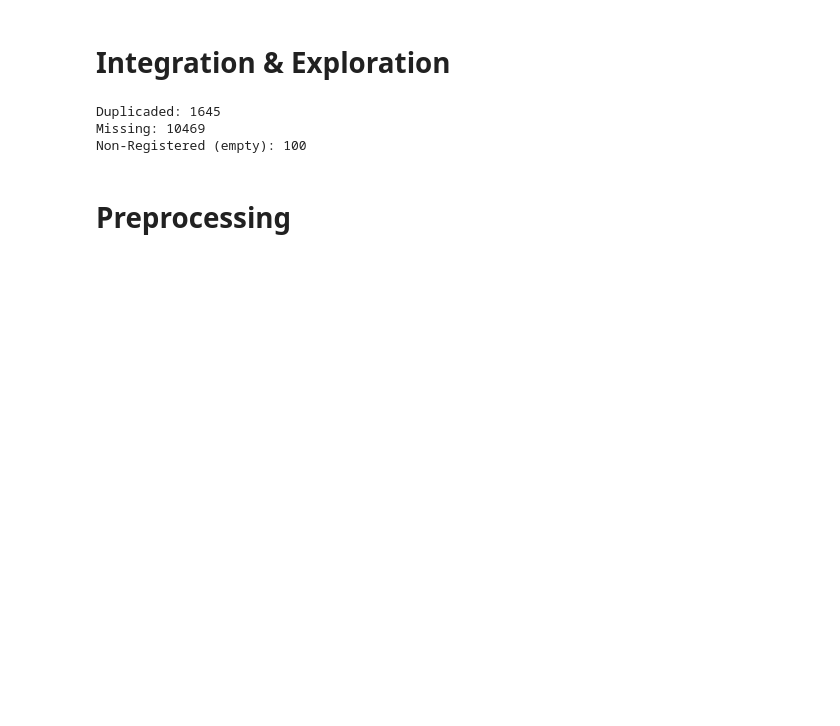
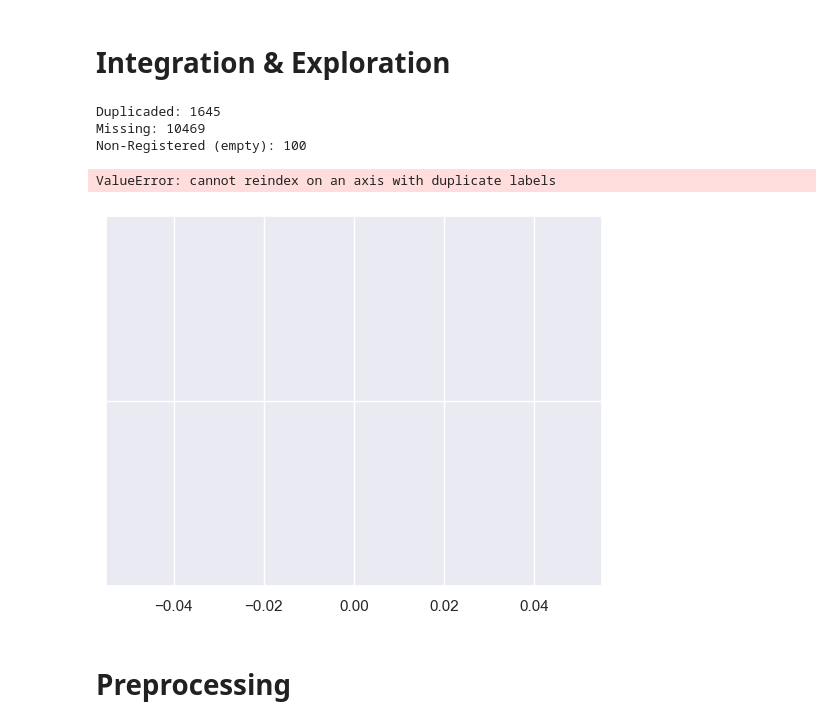
Before and after one commit to lCarvas/mlproj, a Jupyter notebook: Predictive Project/ML1_Group05_Notebook.ipynb, the cells around one changed output. Saved outputs shown, nothing was run; the diff lists cells and outputs as text; code cells hidden in the pictures; blank space fills up the shorter version.

```diff
--- a/Predictive Project/ML1_Group05_Notebook.ipynb
+++ b/Predictive Project/ML1_Group05_Notebook.ipynb
@@ -59,7 +59,10 @@ for variable in categoricalFeatures:
 # %%
 for i, col in enumerate(metricFeatures):
   plt.figure(i)
-  sns.boxplot(x=col, data=X)
+  sns.boxplot(x=col, data=traindata)
+# %% [output]
+ValueError: cannot reindex on an axis with duplicate labels
+[figure, added]
 # %% [markdown]
 # Preprocessing
 # %%
```
Also changed, not shown: 4 other files.
